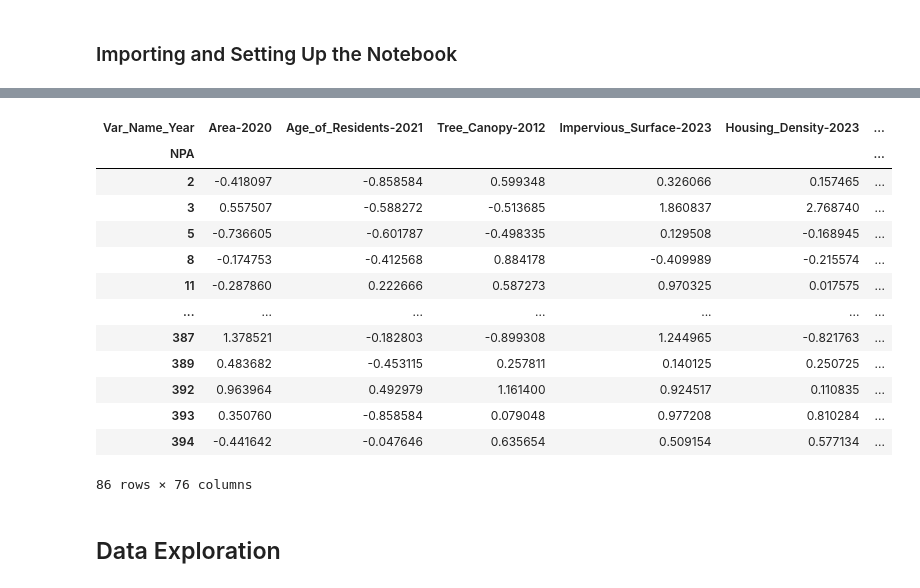
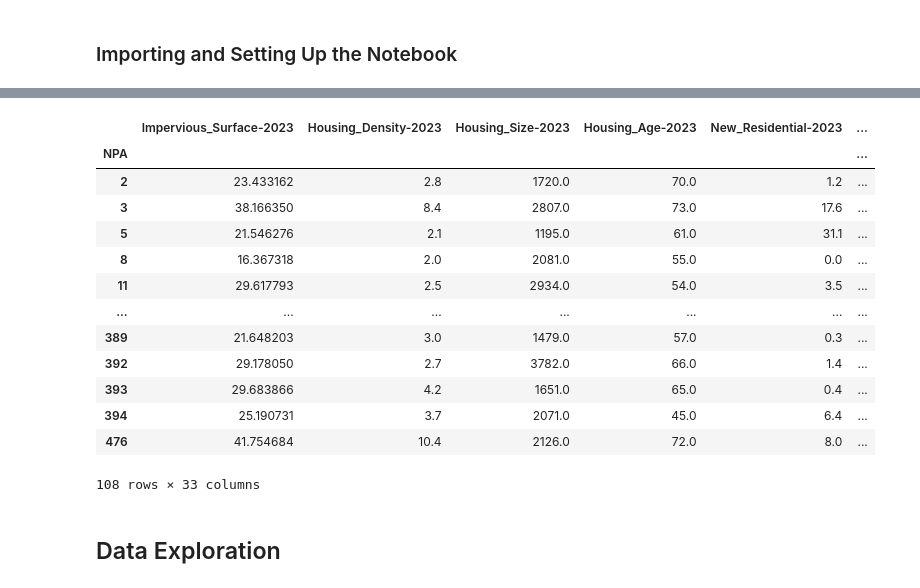
Before and after one commit to jameshlms/dtsc-2302-final-project, a Jupyter notebook: final-regression.ipynb, the cells around one changed output, grey strips where cells are left out. Saved outputs shown, nothing was run; the diff lists cells and outputs as text; code cells hidden in the pictures.

```diff
--- a/final-regression.ipynb
+++ b/final-regression.ipynb
@@ -158,18 +35,0 @@ df = df.drop(
-# %%
-dropped_df = df.dropna()
-df
-# %% [output]
-| Var_Name_Year | Area-2020 | Age_of_Residents-2021 | Tree_Canopy-2012 | Impervious_Surface-2023 | Housing_Density-2023 | ... |
-| NPA |  |  |  |  |  | ... |
-| 2 | -0.418097 | -0.858584 | 0.599348 | 0.326066 | 0.157465 | ... |
-| 3 | 0.557507 | -0.588272 | -0.513685 | 1.860837 | 2.768740 | ... |
-| 5 | -0.736605 | -0.601787 | -0.498335 | 0.129508 | -0.168945 | ... |
-| 8 | -0.174753 | -0.412568 | 0.884178 | -0.409989 | -0.215574 | ... |
-| 11 | -0.287860 | 0.222666 | 0.587273 | 0.970325 | 0.017575 | ... |
-| ... | ... | ... | ... | ... | ... | ... |
-| 387 | 1.378521 | -0.182803 | -0.899308 | 1.244965 | -0.821763 | ... |
-| 389 | 0.483682 | -0.453115 | 0.257811 | 0.140125 | 0.250725 | ... |
-| 392 | 0.963964 | 0.492979 | 1.161400 | 0.924517 | 0.110835 | ... |
-| 393 | 0.350760 | -0.858584 | 0.079048 | 0.977208 | 0.810284 | ... |
-| 394 | -0.441642 | -0.047646 | 0.635654 | 0.509154 | 0.577134 | ... |
-86 rows × 76 columns
@@ -178,2 +40,21 @@ df.to_csv("data/cleaned_data.csv")
+# %%
+df_2023_cols.drop(columns=["Public_Nutrition_Assistance-2023"], inplace=True)
+df_2023_cols.dropna(inplace=True)
+df_2023_cols
+# %% [output]
+|  | Impervious_Surface-2023 | Housing_Density-2023 | Housing_Size-2023 | Housing_Age-2023 | New_Residential-2023 | ... |
+| NPA |  |  |  |  |  | ... |
+| 2 | 23.433162 | 2.8 | 1720.0 | 70.0 | 1.2 | ... |
+| 3 | 38.166350 | 8.4 | 2807.0 | 73.0 | 17.6 | ... |
+| 5 | 21.546276 | 2.1 | 1195.0 | 61.0 | 31.1 | ... |
+| 8 | 16.367318 | 2.0 | 2081.0 | 55.0 | 0.0 | ... |
+| 11 | 29.617793 | 2.5 | 2934.0 | 54.0 | 3.5 | ... |
+| ... | ... | ... | ... | ... | ... | ... |
+| 389 | 21.648203 | 3.0 | 1479.0 | 57.0 | 0.3 | ... |
+| 392 | 29.178050 | 2.7 | 3782.0 | 66.0 | 1.4 | ... |
+| 393 | 29.683866 | 4.2 | 1651.0 | 65.0 | 0.4 | ... |
+| 394 | 25.190731 | 3.7 | 2071.0 | 45.0 | 6.4 | ... |
+| 476 | 41.754684 | 10.4 | 2126.0 | 72.0 | 8.0 | ... |
+108 rows × 33 columns
 # %% [markdown]
 ## Data Exploration
```
Also changed, not shown: parts of 29 cells of this notebook, 8 other files.
